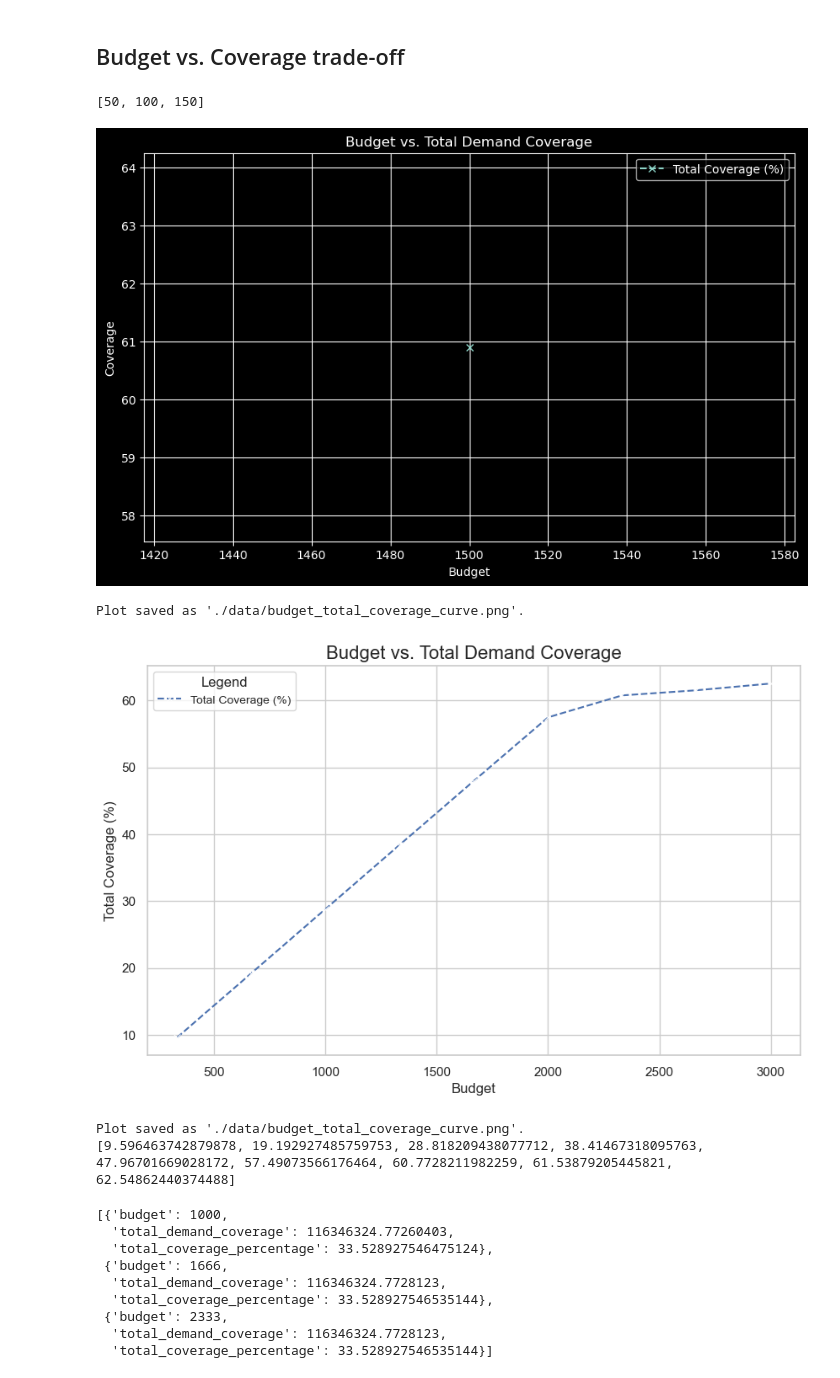
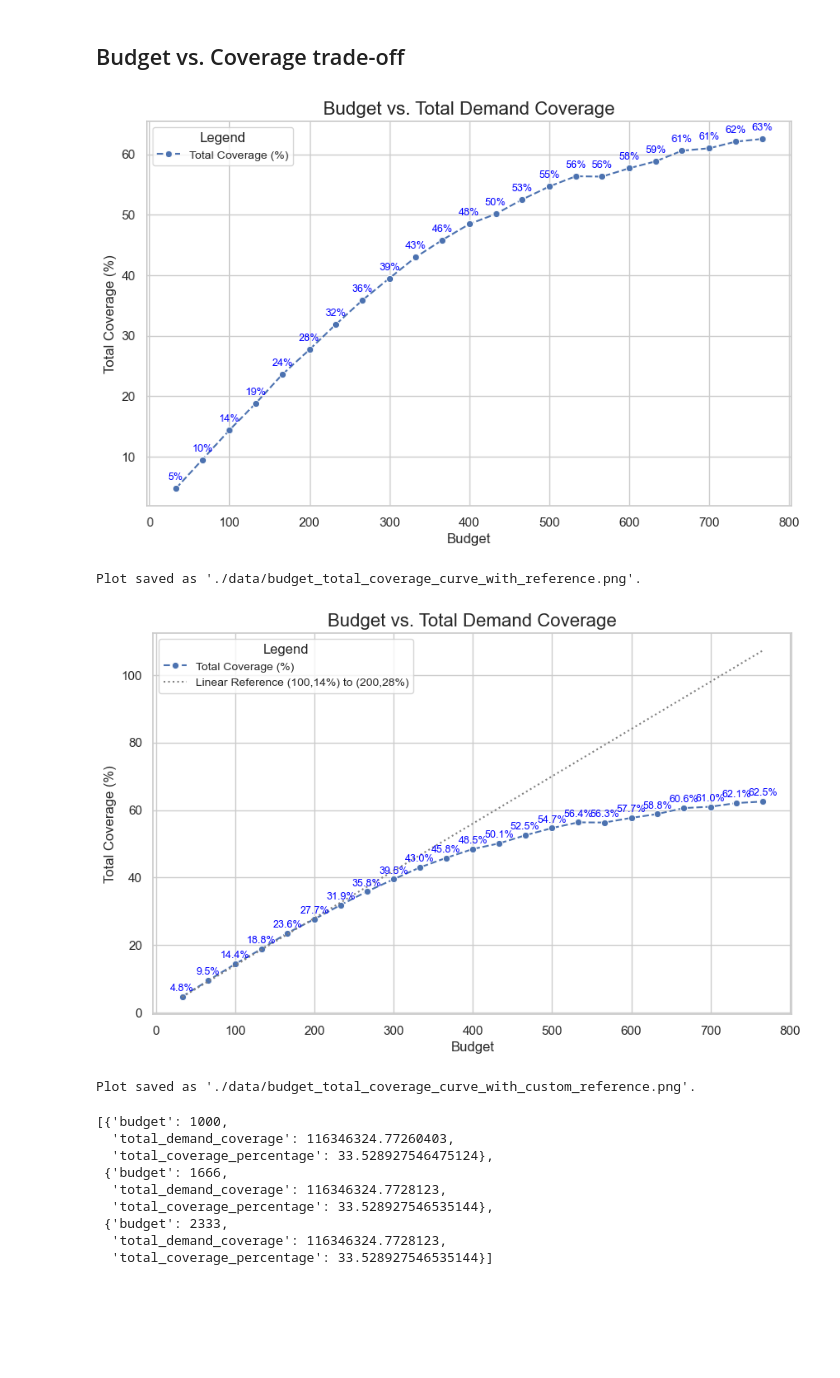
Before and after one commit to ivan-liuliaev/EV_Chargers_Placement_Optimization, a Jupyter notebook: nb_2_model_results.ipynb, the cells around one changed output. Drawn from its saved outputs; the diff is of its cells as text; code cells hidden in the pictures; blank space fills up the shorter version.

Commit message:
elasticity graph added

```diff
--- a/nb_2_model_results.ipynb
+++ b/nb_2_model_results.ipynb
@@ -9,48 +9,49 @@ gdf_shp_areas = gpd.read_file("./data/block_groups_shapefiles_with_population.gp
 gdf_shp_areas.area_demand = gdf_shp_areas.area_demand.astype(int)
 # %% [markdown]
 ## Budget vs. Coverage trade-off
-# %%
-[entry["budget"] for entry in results]
-# %% [output]
-[50, 100, 150]
 # %%
 import matplotlib.pyplot as plt
+import seaborn as sns
 import json
+import numpy as np
 
 # Load results from JSON file
 input_file = "./data/model_results_totals.json"
 with open(input_file, "r") as f:
     results = json.load(f)
 
 # Extract budgets, absolute coverages, and percentages
 budgets = [entry["budget"] for entry in results]
-total_coverages = [entry["total_demand_coverage"] for entry in results]
 coverage_percentages = [entry["total_coverage_percentage"] for entry in results]
+
+# Set Seaborn style
+sns.set_theme(style="whitegrid")
 
 # Create the plot
 plt.figure(figsize=(10, 6))
+sns.lineplot(x=budgets, y=coverage_percentages, marker="o", linestyle="--", label="Total Coverage (%)")
 
-# Plot total coverage percentage
-plt.plot(budgets, coverage_percentages, label="Total Coverage (%)", marker="x", linestyle="--")
+# Add values as dots and annotate with numerical values
+for i, (x, y) in enumerate(zip(budgets, coverage_percentages)):
+    plt.text(x, y + 1, f"{y:.0f}%", fontsize=9, ha='center', va='bottom', color='blue')  # Position slightly above
 
 # Add titles and labels
-plt.title("Budget vs. Total Demand Coverage")
-plt.xlabel("Budget")
-plt.ylabel("Coverage")
-plt.legend()
+plt.title("Budget vs. Total Demand Coverage", fontsize=16)
+plt.xlabel("Budget", fontsize=12)
+plt.ylabel("Total Coverage (%)", fontsize=12)
 
-# Add grid for better readability
-plt.grid(True)
+# Add legend
+plt.legend(title="Legend", loc="best", fontsize=10)
 
 # Save the plot as an image
-output_plot_path = "./data/budget_total_coverage_curve.png"
-plt.savefig(output_plot_path)
+output_plot_path = "./data/budget_total_coverage_curve_with_reference.png"
+plt.savefig(output_plot_path, bbox_inches="tight", dpi=300)
 plt.show()
 
 print(f"Plot saved as '{output_plot_path}'.")
 # %% [output]
-[figure, old version]
+[figure, new version]
-Plot saved as './data/budget_total_coverage_curve.png'.
+Plot saved as './data/budget_total_coverage_curve_with_reference.png'.
 # %%
 import matplotlib.pyplot as plt
 import seaborn as sns
@@ -61,16 +62,32 @@ input_file = "./data/model_results_totals.json"
 with open(input_file, "r") as f:
     results = json.load(f)
 
-# Extract budgets, absolute coverages, and percentages
+# Extract budgets and coverage percentages
 budgets = [entry["budget"] for entry in results]
 coverage_percentages = [entry["total_coverage_percentage"] for entry in results]
+
+# Calculate the slope and intercept of the reference line
+x1, y1 = 100, 14
+x2, y2 = 200, 28
+slope = (y2 - y1) / (x2 - x1)  # (y2 - y1) / (x2 - x1)
+intercept = y1 - slope * x1  # y = mx + b -> b = y - mx
+
+# Define the reference line function
+reference_line = [slope * x + intercept for x in budgets]
 
 # Set Seaborn style
 sns.set_theme(style="whitegrid")
 
 # Create the plot
 plt.figure(figsize=(10, 6))
-sns.lineplot(x=budgets, y=coverage_percentages, marker="x", linestyle="--", label="Total Coverage (%)")
+sns.lineplot(x=budgets, y=coverage_percentages, marker="o", linestyle="--", label="Total Coverage (%)")
+
+# Plot the reference line
+sns.lineplot(x=budgets, y=reference_line, color="gray", linestyle=":", label="Linear Reference (100,14%) to (200,28%)")
+
+# Add values as dots and annotate with numerical values
+for i, (x, y) in enumerate(zip(budgets, coverage_percentages)):
+    plt.text(x, y + 1, f"{y:.1f}%", fontsize=9, ha='center', va='bottom', color='blue')  # Position slightly above
 
 # Add titles and labels
 plt.title("Budget vs. Total Demand Coverage", fontsize=16)
@@ -81,17 +98,14 @@ plt.ylabel("Total Coverage (%)", fontsize=12)
 plt.legend(title="Legend", loc="best", fontsize=10)
 
 # Save the plot as an image
-output_plot_path = "./data/budget_total_coverage_curve.png"
+output_plot_path = "./data/budget_total_coverage_curve_with_custom_reference.png"
 plt.savefig(output_plot_path, bbox_inches="tight", dpi=300)
 plt.show()
 
 print(f"Plot saved as '{output_plot_path}'.")
-
-print(coverage_percentages)
 # %% [output]
-[figure, old version]
+[figure, new version]
-Plot saved as './data/budget_total_coverage_curve.png'.
-[9.596463742879878, 19.192927485759753, 28.818209438077712, 38.41467318095763, 47.96701669028172, 57.49073566176464, 60.7728211982259, 61.53879205445821, 62.54862440374488]
+Plot saved as './data/budget_total_coverage_curve_with_custom_reference.png'.
 # %%
 results
 # %% [output]
```
Also changed, not shown: 7 other files.
